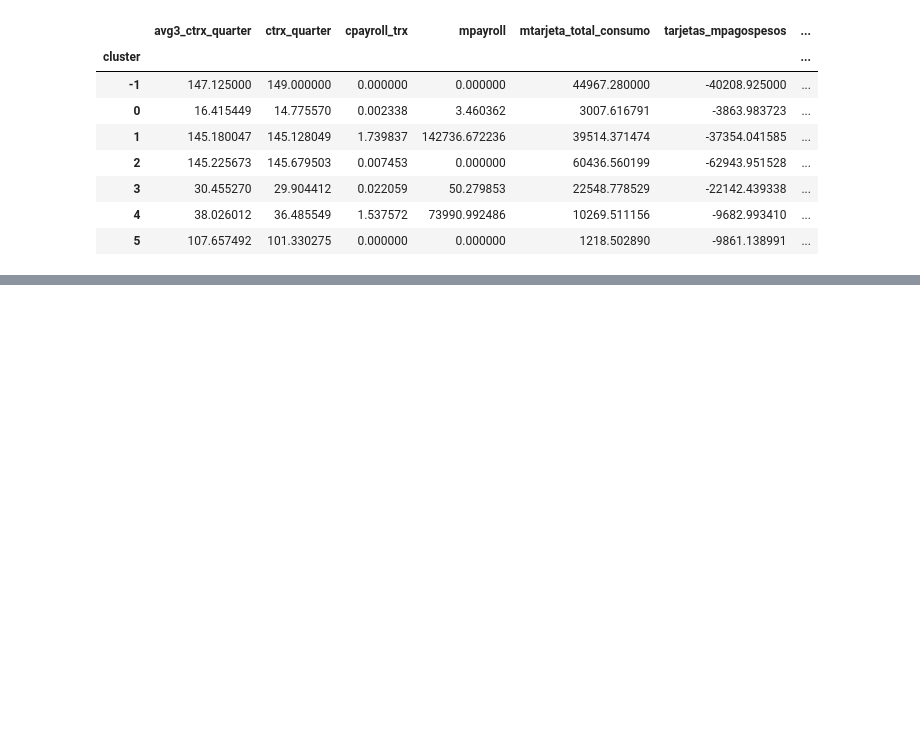
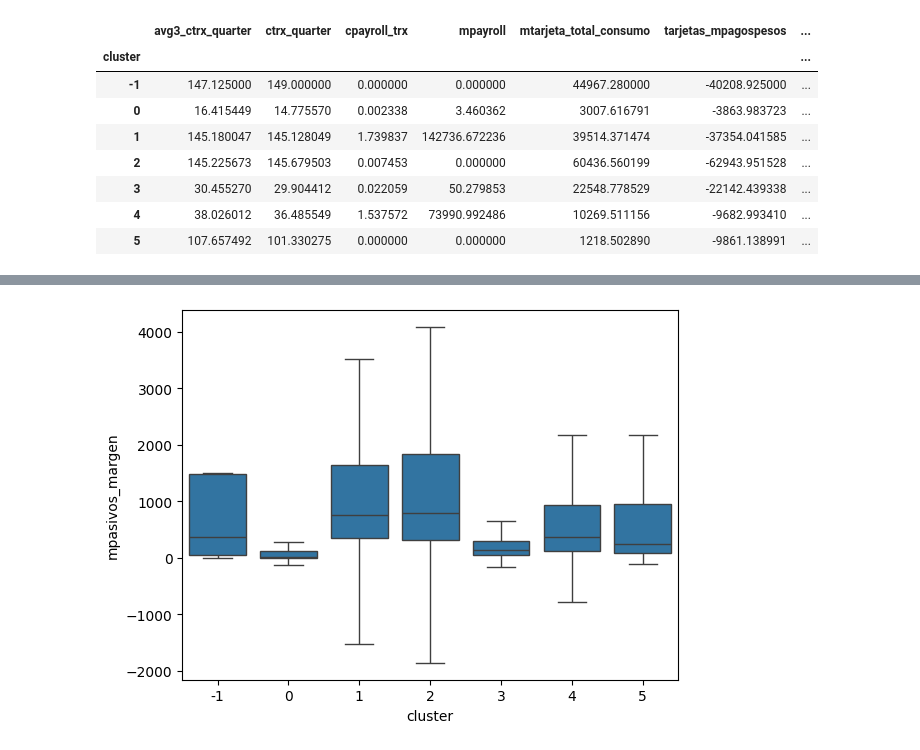
Before and after one commit to eanegrin/dmeyf2024, a Jupyter notebook: src/monday/e301_segmentacion.ipynb, the cells around one changed output, grey strips where cells are left out. Drawn from its saved outputs; the diff is of its cells as text; code cells hidden in the pictures; blank space fills up the shorter version.

```diff
--- a/src/monday/e301_segmentacion.ipynb
+++ b/src/monday/e301_segmentacion.ipynb
@@ -535,0 +600,5 @@ AL FINAL DE z202 hay un mini EDA que podemos usar de base.
+# %%
+sns.boxplot(x='cluster', y='mpasivos_margen', data=merged_df,showfliers=False)
+plt.show()
+# %% [output]
+[figure, added]
```
Also changed, not shown: parts of 15 cells of this notebook.
